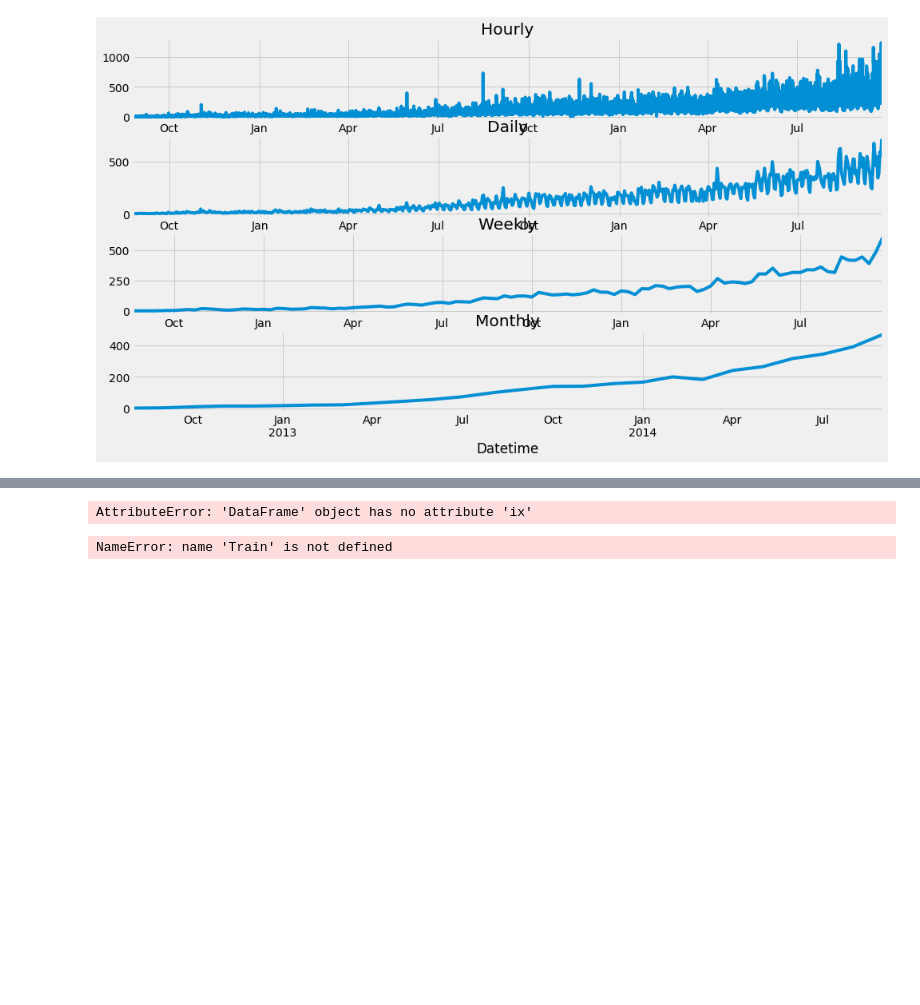
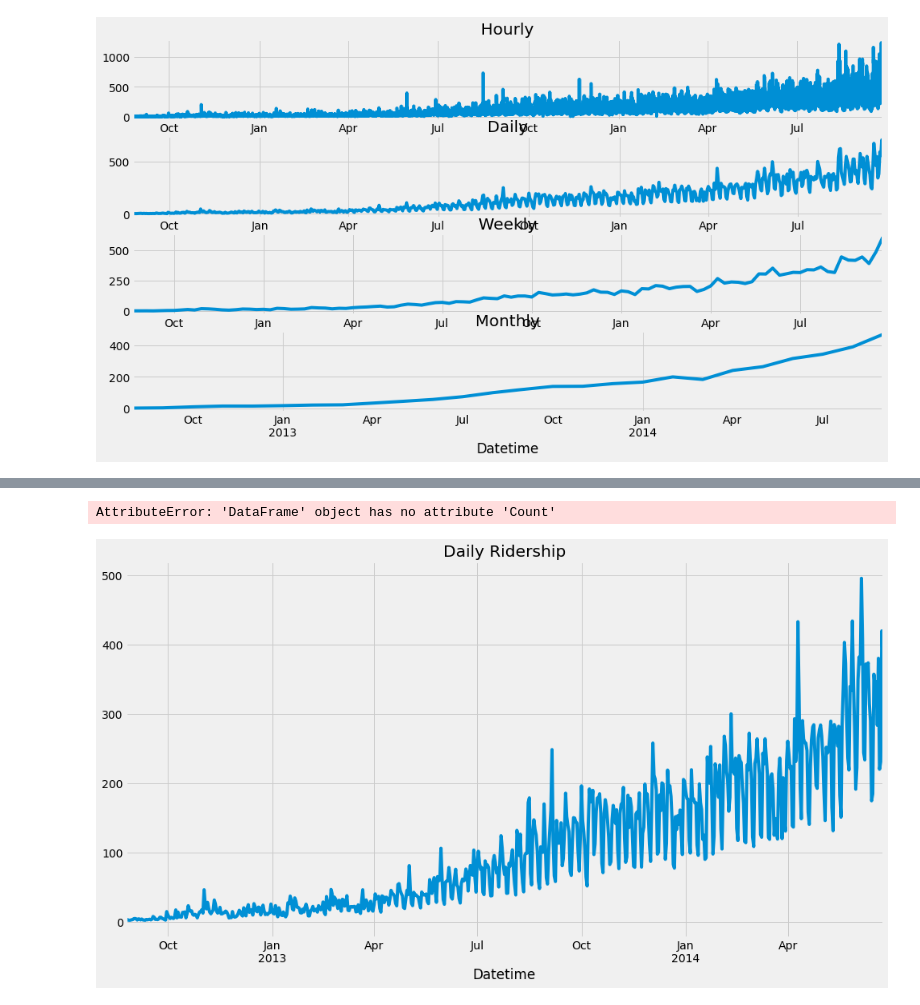
Before and after one commit to kaiwalyakoparkar/Code-Quest, a Jupyter notebook: Time Series Forecasting.ipynb, the cells around one changed output, grey strips where cells are left out. Drawn from its saved outputs; the diff is of its cells as text; code cells hidden in the pictures; blank space fills up the shorter version.

Commit message:
Final update
The final update has been deployed with all the outputs and the prediction results. There is total error calculated too.

```diff
--- a/Time Series Forecasting.ipynb
+++ b/Time Series Forecasting.ipynb
@@ -156,14 +154,13 @@ AttributeError: 'DataFrame' object has no attribute 'Datetime'
 # %%
-train = train.ix['2012-08-25':'2014-06-24']
-valid = valid.ix['2014-06-25':'2014-09-25']
+train = train.loc['2012-08-25':'2014-06-24']
+test = test.loc['2014-06-25':'2014-09-25']
-# %% [output]
-AttributeError: 'DataFrame' object has no attribute 'ix'
 # %%
-Train.Count.plot(figsize = (15,8), title = 'Daily Ridership', fontsize = 14, label = 'Train')
-valid.Count.plot(figsize = (15,8), title = 'Daily Ridership', fontsize = 14, label = 'valid')
+train.Count.plot(figsize = (15,8), title = 'Daily Ridership', fontsize = 14, label = 'Train')
+test.Count.plot(figsize = (15,8), title = 'Daily Ridership', fontsize = 14, label = 'valid')
 
 plt.xlabel('Datetime')
 plt.ylabel('Passenger Count')
 plt.legend(loc = 'best')
 # %% [output]
-NameError: name 'Train' is not defined
+AttributeError: 'DataFrame' object has no attribute 'Count'
+[figure, added]
```
Also changed, not shown: parts of 3 cells of this notebook.
